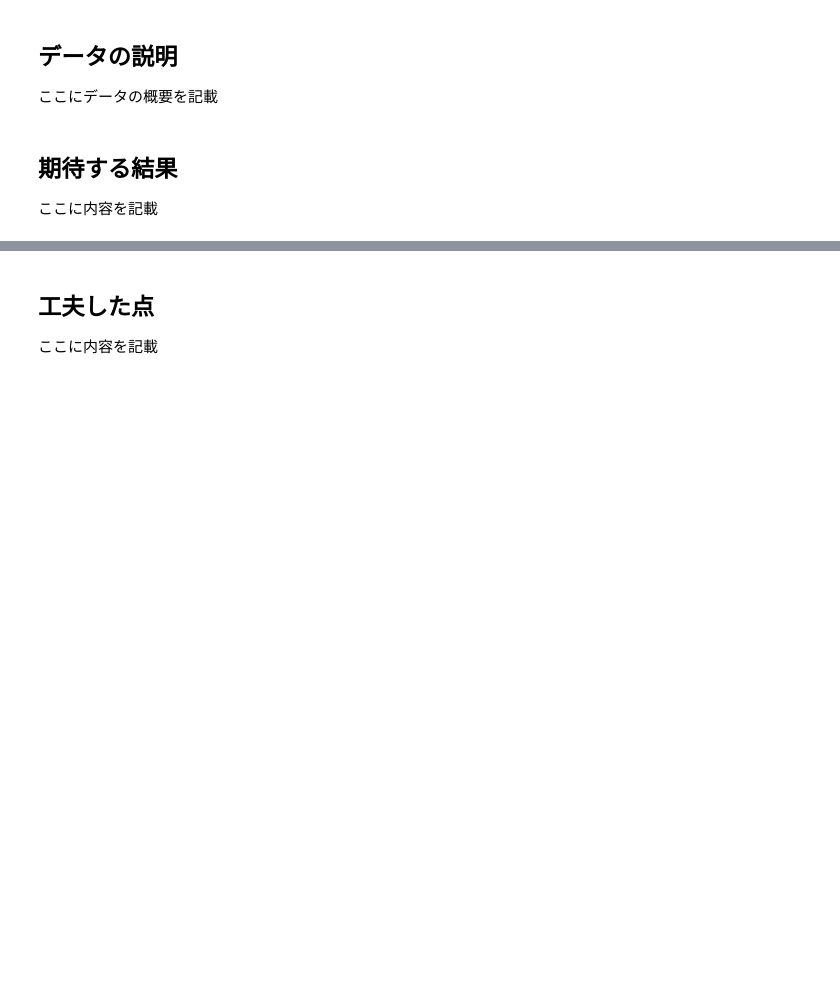
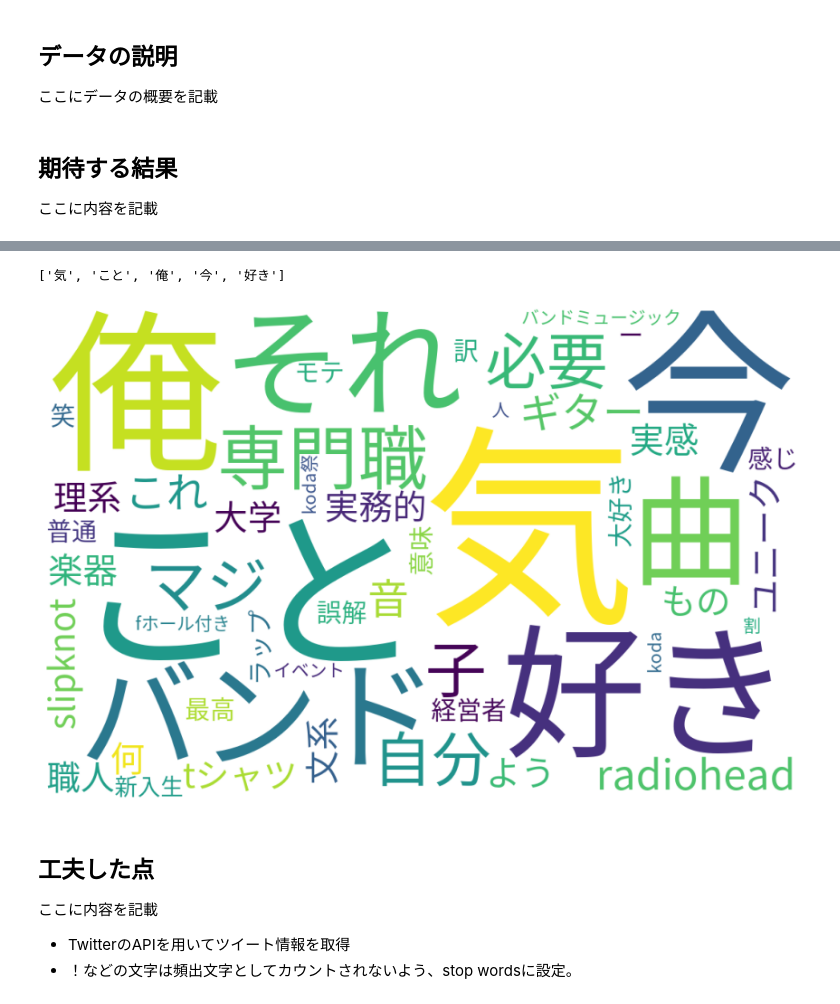
Before and after one commit to kosei438/statistic-work, a Jupyter notebook: data-text-work/Kosei Fukuyama - exercises.ipynb, the cells around one changed output, grey strips where cells are left out. Cells and saved outputs as stored; diff of their text form; code cells hidden in the pictures; blank space fills up the shorter version.

```diff
--- a/data-text-work/Kosei Fukuyama - exercises.ipynb
+++ b/data-text-work/Kosei Fukuyama - exercises.ipynb
@@ -40,4 +163,34 @@
+# %%
+top50_words = []
+for word, num in top50:
+    top50_words.append(word)
+top50_words[:5]
+# %% [output]
+['気', 'こと', '俺', '今', '好き']
+# %%
+words_text = ""
+for word in noun_words:
+    if word in top50_words:
+        words_text += word
+        words_text += " "
+# %%
+fpath = "/Users/kosei/repositories/statistics-work/data-text-work/Noto_Sans_JP/NotoSansJP-Regular.otf"
+# %%
+wordcloud = WordCloud(font_path=fpath,
+                      background_color="white",
+                      width=1024,
+                      height=674).generate(words_text)
+# %%
+plt.figure(figsize=(15,12))
+plt.imshow(wordcloud)
+plt.axis("off")
+# plt.savefig("word_cloud.png")
+plt.show()
+# %% [output]
+[figure, added]
 # %% [markdown]
 ## 工夫した点
 
 ここに内容を記載
+- TwitterのAPIを用いてツイート情報を取得
+- ！などの文字は頻出文字としてカウントされないよう、stop wordsに設定。
```
Also changed, not shown: parts of 18 cells of this notebook, 9 other files.
